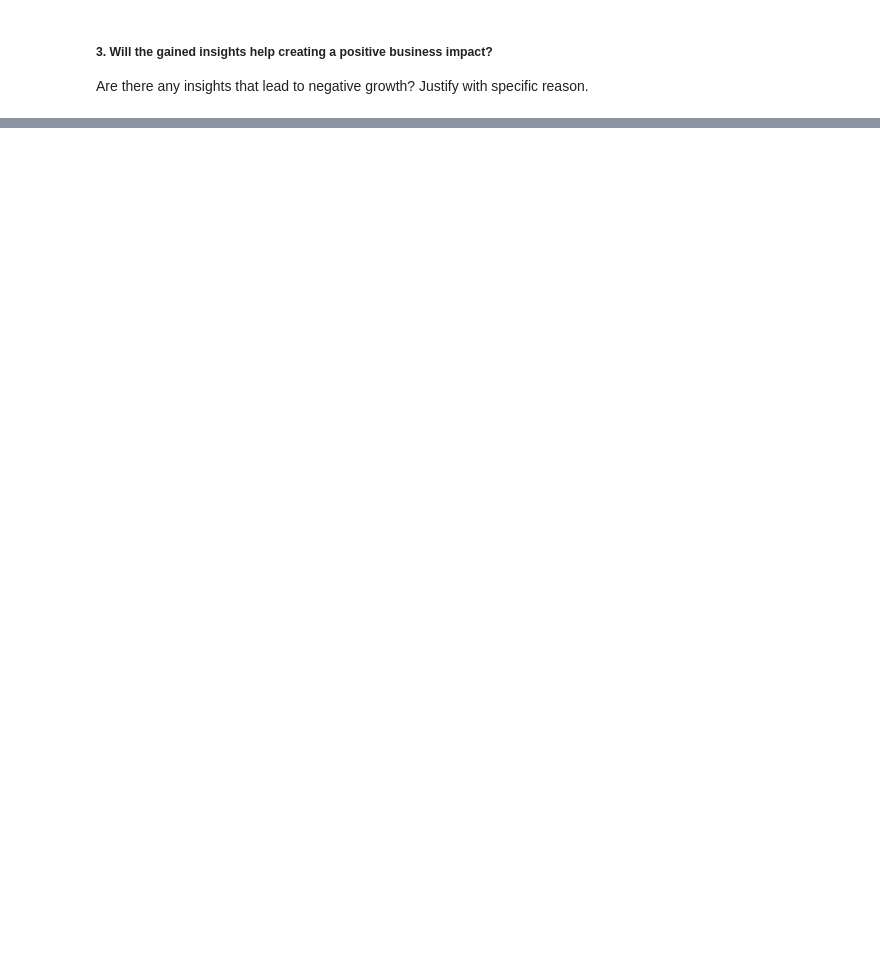
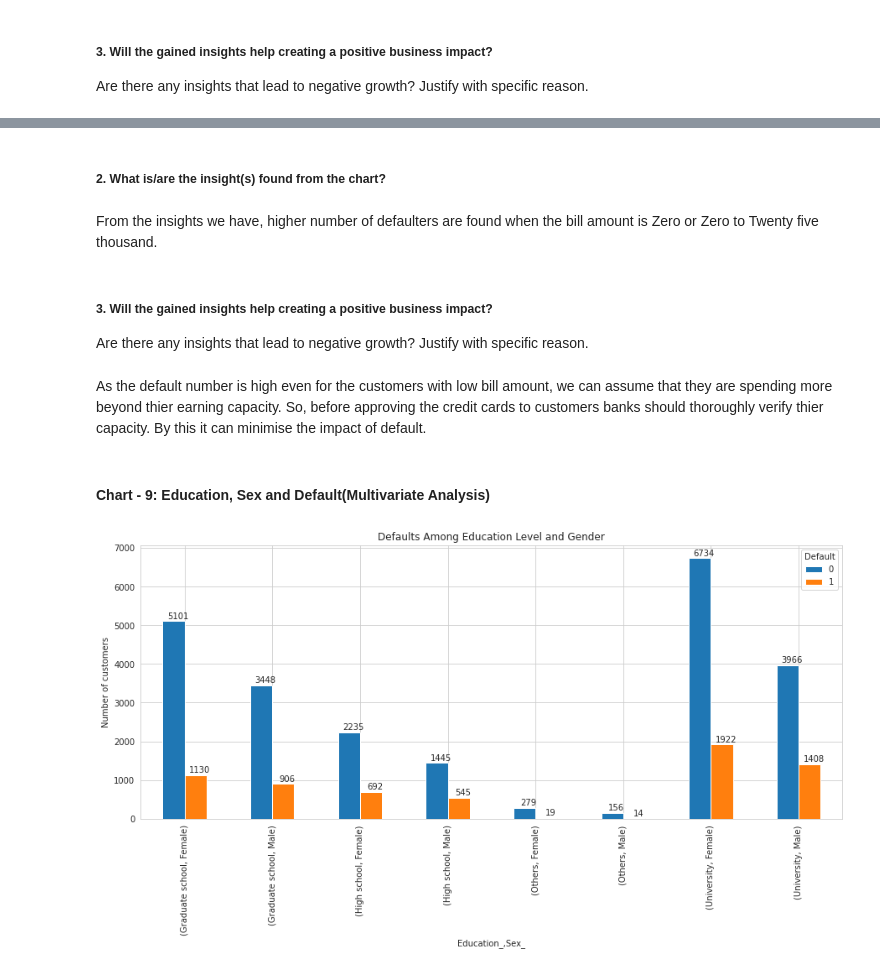
Before and after one commit to BoyinaVamsi/Credit-Card-Default-Prediction-Capstone-project-, a Jupyter notebook: Credit_Card_Default_Prediction_Capstone_project_.ipynb, the cells around one changed output, grey strips where cells are left out. Cells and saved outputs as stored; diff of their text form; code cells hidden in the pictures; blank space fills up the shorter version.

```diff
--- a/Credit_Card_Default_Prediction_Capstone_project_.ipynb
+++ b/Credit_Card_Default_Prediction_Capstone_project_.ipynb
@@ -694,0 +758,10 @@ Answer Here
+# %%
+Bill_amt_def=df[['Bill_amt1', 'Bill_amt2','Bill_amt3', 'Bill_amt4', 'Bill_amt5', 'Bill_amt6','Default']]
+Bill_amt_def['New_bill_amt_1']=Bill_amt_def['Bill_amt1'].apply(lambda x: '<0' if x < 0 else ('0' if x ==0  else('0 to 25000' if (x>0) & (x<=25000) else('25001 to 50000' if (x>25000) & (x<=50000) else('50001 to 75000' if (x>50000) & (x<= 75000) else('75001 to 100000' if (x>75000) & (x<=100000) else('100001 to 150000' if (x>100000) & (x<= 150000) else('150001 to 175000' if (x>150000) & (x<=175000) else('175001 to 200000' if (x>175000) & (x<=200000) else('>200000'))))))))))
+Bill_amt_def['New_bill_amt_2']=Bill_amt_def['Bill_amt2'].apply(lambda x: '<0' if x < 0 else ('0' if x ==0  else('0 to 25000' if (x>0) & (x<=25000) else('25001 to 50000' if (x>25000) & (x<=50000) else('50001 to 75000' if (x>50000) & (x<= 75000) else('75001 to 100000' if (x>75000) & (x<=100000) else('100001 to 150000' if (x>100000) & (x<= 150000) else('150001 to 175000' if (x>150000) & (x<=175000) else('175001 to 200000' if (x>175000) & (x<=200000) else('>200000'))))))))))
+Bill_amt_def['New_bill_amt_3']=Bill_amt_def['Bill_amt3'].apply(lambda x: '<0' if x < 0 else ('0' if x ==0  else('0 to 25000' if (x>0) & (x<=25000) else('25001 to 50000' if (x>25000) & (x<=50000) else('50001 to 75000' if (x>50000) & (x<= 75000) else('75001 to 100000' if (x>75000) & (x<=100000) else('100001 to 150000' if (x>100000) & (x<= 150000) else('150001 to 175000' if (x>150000) & (x<=175000) else('175001 to 200000' if (x>175000) & (x<=200000) else('>200000'))))))))))
+Bill_amt_def['New_bill_amt_4']=Bill_amt_def['Bill_amt4'].apply(lambda x: '<0' if x < 0 else ('0' if x ==0  else('0 to 25000' if (x>0) & (x<=25000) else('25001 to 50000' if (x>25000) & (x<=50000) else('50001 to 75000' if (x>50000) & (x<= 75000) else('75001 to 100000' if (x>75000) & (x<=100000) else('100001 to 150000' if (x>100000) & (x<= 150000) else('150001 to 175000' if (x>150000) & (x<=175000) else('175001 to 200000' if (x>175000) & (x<=200000) else('>200000'))))))))))
+Bill_amt_def['New_bill_amt_5']=Bill_amt_def['Bill_amt5'].apply(lambda x: '<0' if x < 0 else ('0' if x ==0  else('0 to 25000' if (x>0) & (x<=25000) else('25001 to 50000' if (x>25000) & (x<=50000) else('50001 to 75000' if (x>50000) & (x<= 75000) else('75001 to 100000' if (x>75000) & (x<=100000) else('100001 to 150000' if (x>100000) & (x<= 150000) else('150001 to 175000' if (x>150000) & (x<=175000) else('175001 to 200000' if (x>175000) & (x<=200000) else('>200000'))))))))))
+Bill_amt_def['New_bill_amt_6']=Bill_amt_def['Bill_amt6'].apply(lambda x: '<0' if x < 0 else ('0' if x ==0  else('0 to 25000' if (x>0) & (x<=25000) else('25001 to 50000' if (x>25000) & (x<=50000) else('50001 to 75000' if (x>50000) & (x<= 75000) else('75001 to 100000' if (x>75000) & (x<=100000) else('100001 to 150000' if (x>100000) & (x<= 150000) else('150001 to 175000' if (x>150000) & (x<=175000) else('175001 to 200000' if (x>175000) & (x<=200000) else('>200000'))))))))))
+Bill_amt_def.drop(['Bill_amt1', 'Bill_amt2','Bill_amt3', 'Bill_amt4', 'Bill_amt5', 'Bill_amt6'],axis=1,inplace=True)
+Bill_amt_def
@@ -694,0 +782,13 @@ Answer Here
+# %%
+#Visualizing the number of defaults as per the past payment status.
+for col in Bill_amt_def.columns[1:]:
+  ax=Bill_amt_def.groupby('Default')[col].value_counts().sort_values(ascending=True).unstack(0).plot.bar(figsize=(15, 6))
+  plt.title(col+" Vs. Default ", fontsize= 20)
+  plt.ylabel("Number of Customers", fontsize= 14)
+  for rect in ax.patches:
+    y_value = rect.get_height()
+    x_value = rect.get_x() + rect.get_width() / 2
+    space = 1
+    label = "{:.0f}".format(y_value)
+    ax.annotate(label, (x_value, y_value), xytext=(5, space), textcoords="offset points", ha='center', va='bottom')
+plt.show()
@@ -694,0 +810,28 @@ Answer Here
+# %% [markdown]
+##### 2. What is/are the insight(s) found from the chart?
+# %% [markdown]
+From the insights we have, higher number of defaulters are found  when the bill amount is Zero or Zero to Twenty five thousand.
+# %% [markdown]
+##### 3. Will the gained insights help creating a positive business impact?
+Are there any insights that lead to negative growth? Justify with specific reason.
+# %% [markdown]
+As the default number is high even for the customers with low bill amount, we can assume that they are spending more beyond thier earning capacity. So, before approving the credit cards to customers banks should thoroughly verify thier capacity. By this it can minimise the impact of default.
+# %% [markdown]
+#### Chart - 9: Education, Sex and Default(Multivariate Analysis)
+# %%
+# Visualizing the Education, Age, Marital Status, Gender and Default
+Esd_data=df[['Education','Sex','Default']]
+Esd_data['Education_']=Esd_data['Education'].apply(lambda x: 'Graduate school' if x==1 else('University' if x== 2 else('High school' if x==3 else('Others'))) )
+Esd_data['Sex_']=Esd_data['Sex'].apply(lambda x: 'Male' if x==1 else('Female'))
+ax=Esd_data.groupby([ 'Education_', 'Sex_'])['Default'].value_counts().unstack().plot.bar(figsize=(15,6))
+plt.title('Defaults Among Education Level and Gender')
+plt.ylabel('Number of customers')
+for rect in ax.patches:
+    y_value = rect.get_height()
+    x_value = rect.get_x() + rect.get_width() / 2
+    space = 1
+    label = "{:.0f}".format(y_value)
+    ax.annotate(label, (x_value, y_value), xytext=(5, space), textcoords="offset points", ha='center', va='bottom')
+plt.show()
+# %% [output]
+[figure, added]
```
Also changed, not shown: parts of 67 cells of this notebook.
